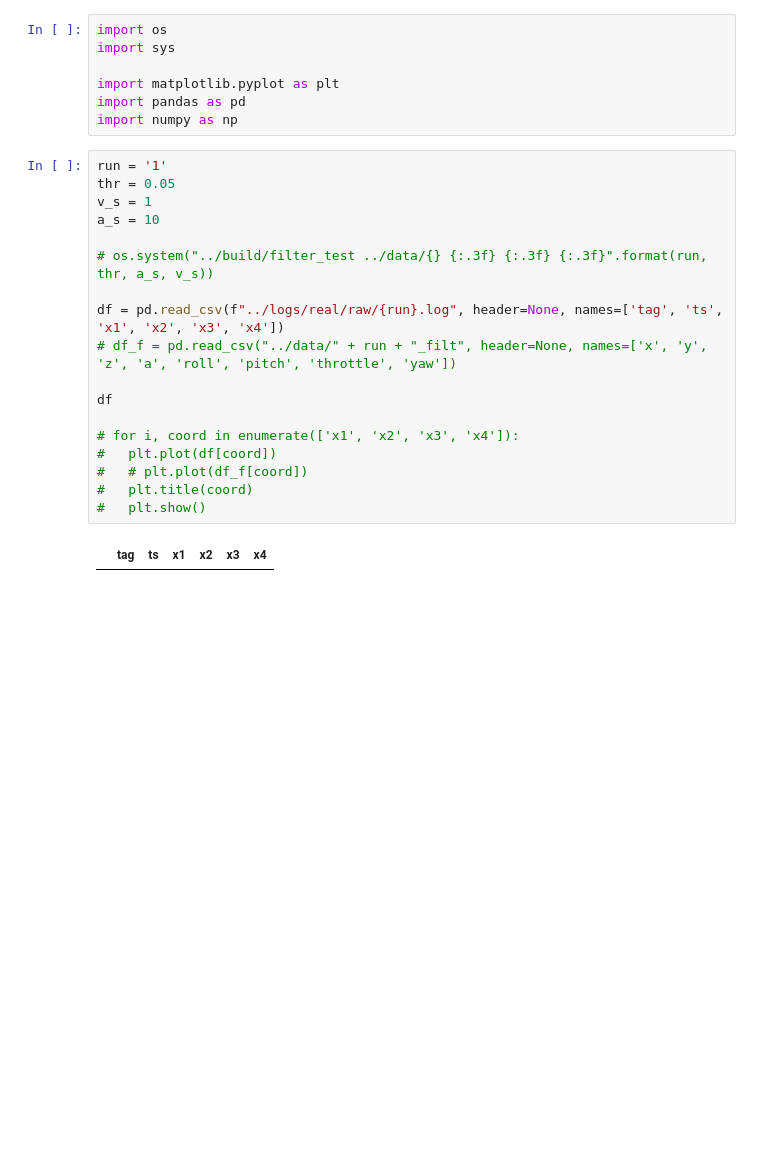
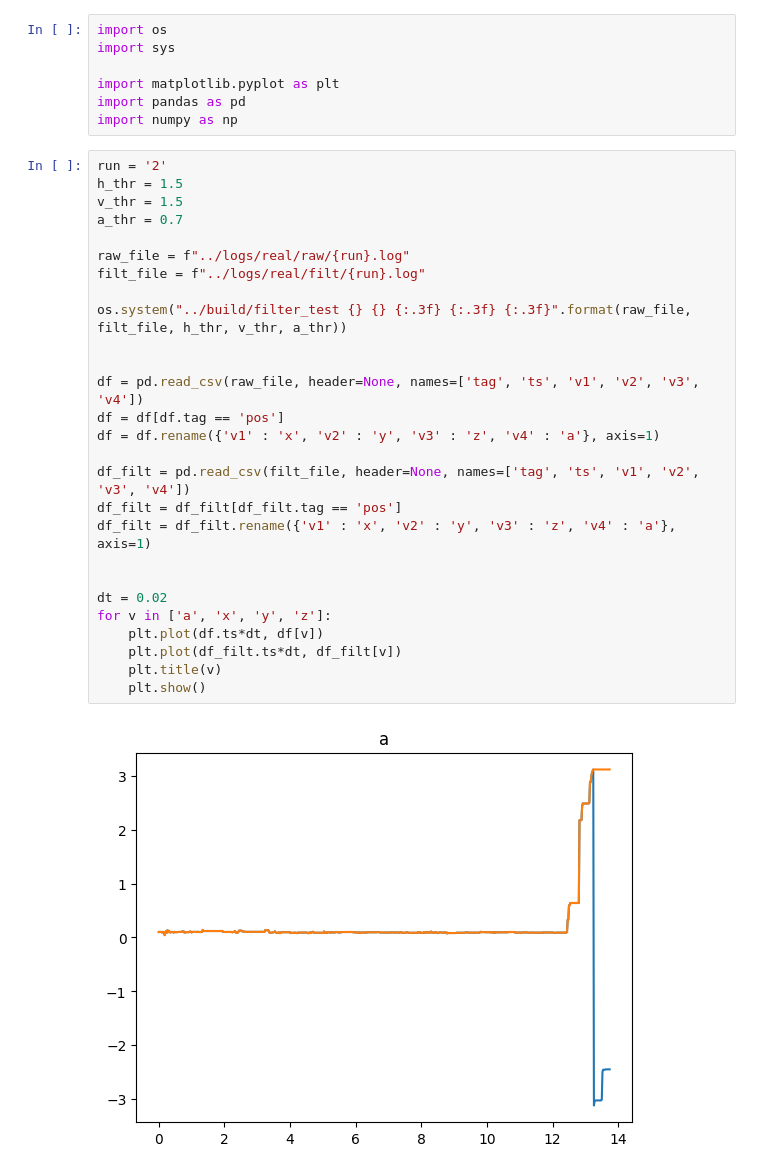
Before and after one commit to svrc-jan/master-thesis, a Jupyter notebook: tools/filter_plot.ipynb, the cells around one changed output. Cells and saved outputs as stored; diff of their text form; blank space fills up the shorter version.

```diff
--- a/tools/filter_plot.ipynb
+++ b/tools/filter_plot.ipynb
@@ -5,23 +5,32 @@ import sys
 import matplotlib.pyplot as plt
 import pandas as pd
 import numpy as np
-# %%
-run = '1'
-thr = 0.05
-v_s = 1
-a_s = 10
-
-# os.system("../build/filter_test ../data/{} {:.3f} {:.3f} {:.3f}".format(run, thr, a_s, v_s))
-
-df = pd.read_csv(f"../logs/real/raw/{run}.log", header=None, names=['tag', 'ts', 'x1', 'x2', 'x3', 'x4'])
-# df_f = pd.read_csv("../data/" + run + "_filt", header=None, names=['x', 'y', 'z', 'a', 'roll', 'pitch', 'throttle', 'yaw'])
-
-df
-
-# for i, coord in enumerate(['x1', 'x2', 'x3', 'x4']):
-# 	plt.plot(df[coord])
-# 	# plt.plot(df_f[coord])
-# 	plt.title(coord)
-# 	plt.show()
-# %% [output]
-|  | tag | ts | x1 | x2 | x3 | x4 |
+# %%
+run = '2'
+h_thr = 1.5
+v_thr = 1.5
+a_thr = 0.7
+
+raw_file = f"../logs/real/raw/{run}.log"
+filt_file = f"../logs/real/filt/{run}.log"
+
+os.system("../build/filter_test {} {} {:.3f} {:.3f} {:.3f}".format(raw_file, filt_file, h_thr, v_thr, a_thr))
+
+
+df = pd.read_csv(raw_file, header=None, names=['tag', 'ts', 'v1', 'v2', 'v3', 'v4'])
+df = df[df.tag == 'pos']
+df = df.rename({'v1' : 'x', 'v2' : 'y', 'v3' : 'z', 'v4' : 'a'}, axis=1)
+
+df_filt = pd.read_csv(filt_file, header=None, names=['tag', 'ts', 'v1', 'v2', 'v3', 'v4'])
+df_filt = df_filt[df_filt.tag == 'pos']
+df_filt = df_filt.rename({'v1' : 'x', 'v2' : 'y', 'v3' : 'z', 'v4' : 'a'}, axis=1)
+
+
+dt = 0.02
+for v in ['a', 'x', 'y', 'z']:
+	plt.plot(df.ts*dt, df[v])
+	plt.plot(df_filt.ts*dt, df_filt[v])
+	plt.title(v)
+	plt.show()
+# %% [output]
+[figure, added]
```
Also changed, not shown: parts of 1 cell of this notebook, 21 other files.
